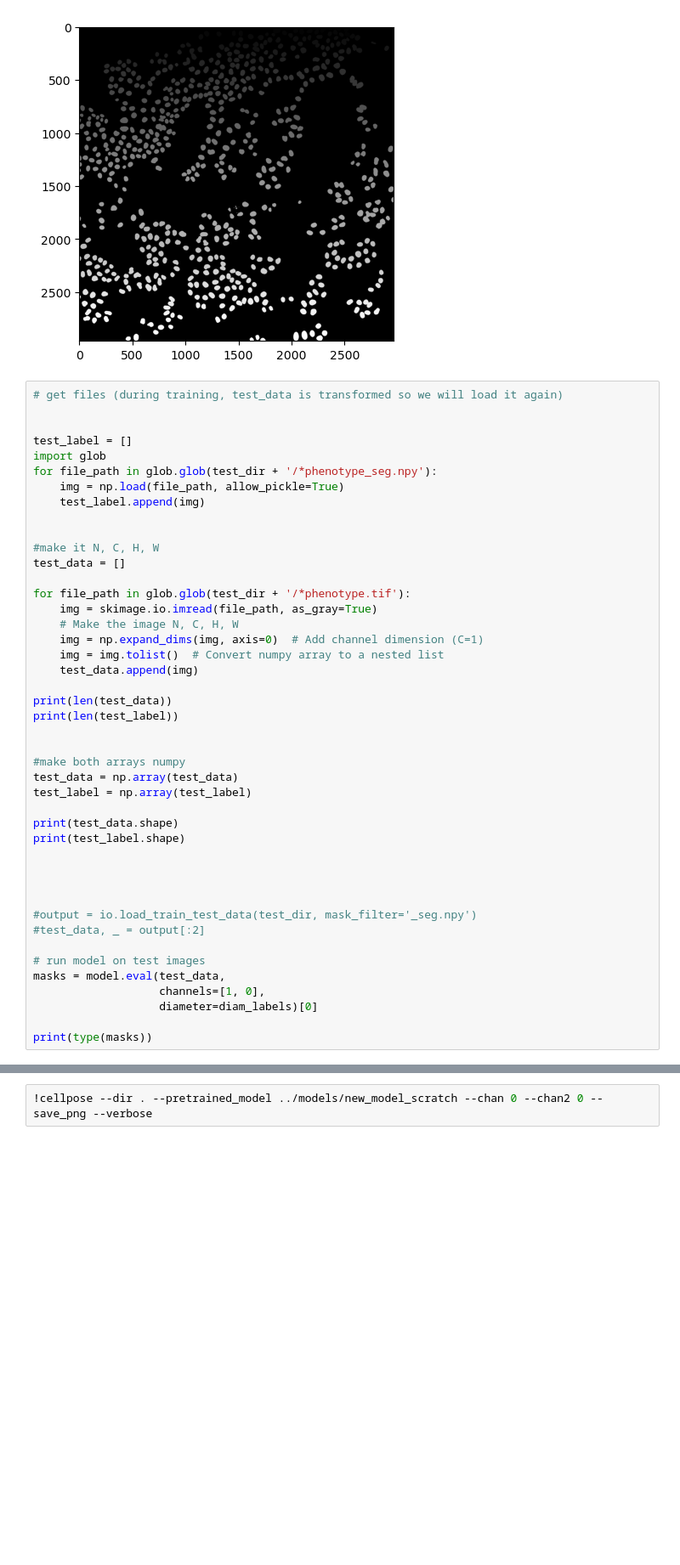
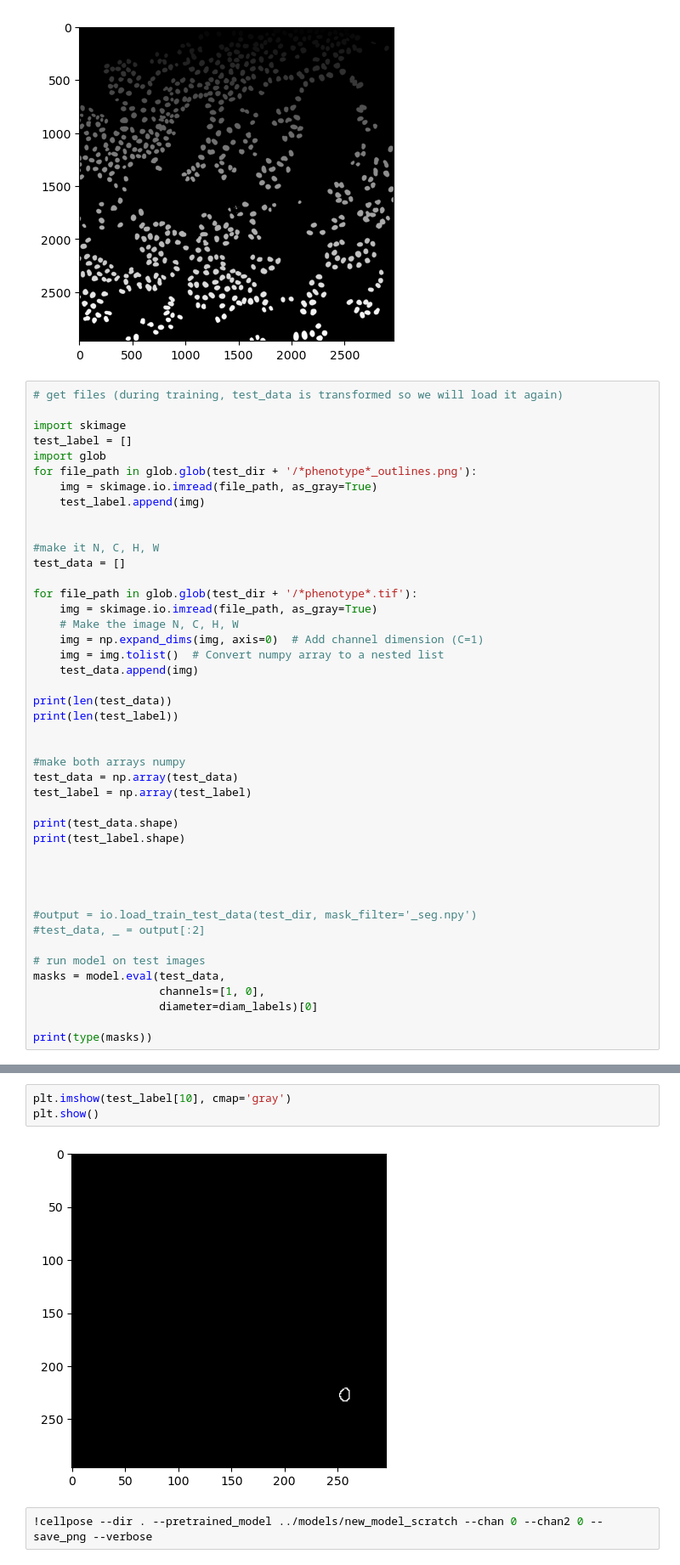
Before and after one commit to CaicedoLab/micronuclei-detection, a Jupyter notebook: cellpose/cellpose.ipynb, the cells around one changed output, grey strips where cells are left out. Shown at 85% size. Saved outputs shown, nothing was run; the diff lists cells and outputs as text; blank space fills up the shorter version.

```diff
--- a/cellpose/cellpose.ipynb
+++ b/cellpose/cellpose.ipynb
@@ -393,18 +393,18 @@ plt.show()
 # %%
 # get files (during training, test_data is transformed so we will load it again)
 
-
+import skimage
 test_label = []
 import glob
-for file_path in glob.glob(test_dir + '/*phenotype_seg.npy'):
-    img = np.load(file_path, allow_pickle=True)
+for file_path in glob.glob(test_dir + '/*phenotype*_outlines.png'):
+    img = skimage.io.imread(file_path, as_gray=True)
     test_label.append(img)
 
 
 #make it N, C, H, W
 test_data = []
 
-for file_path in glob.glob(test_dir + '/*phenotype.tif'):
+for file_path in glob.glob(test_dir + '/*phenotype*.tif'):
     img = skimage.io.imread(file_path, as_gray=True)
     # Make the image N, C, H, W
     img = np.expand_dims(img, axis=0)  # Add channel dimension (C=1)
@@ -445,3 +443,8 @@ print(type(masks))
+# %%
+plt.imshow(test_label[10], cmap='gray')
+plt.show()
+# %% [output]
+[figure, added]
 # %%
 !cellpose --dir . --pretrained_model ../models/new_model_scratch --chan 0 --chan2 0 --save_png --verbose
 # %% [output]
```
Also changed, not shown: parts of 5 cells of this notebook.
